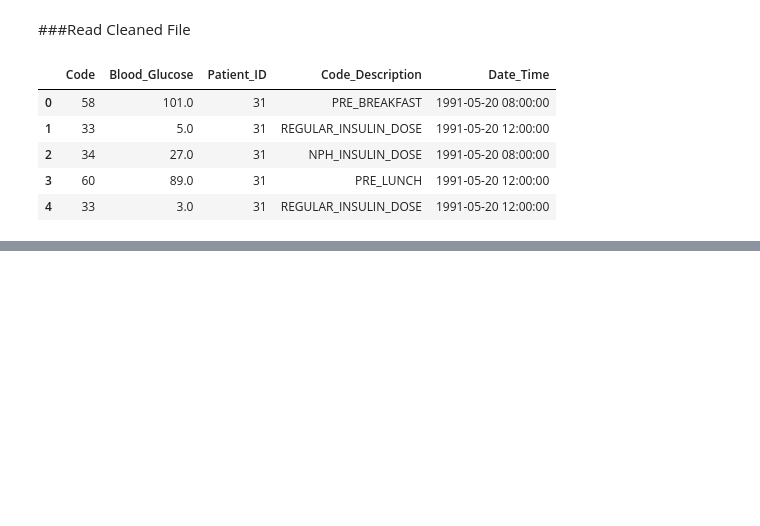
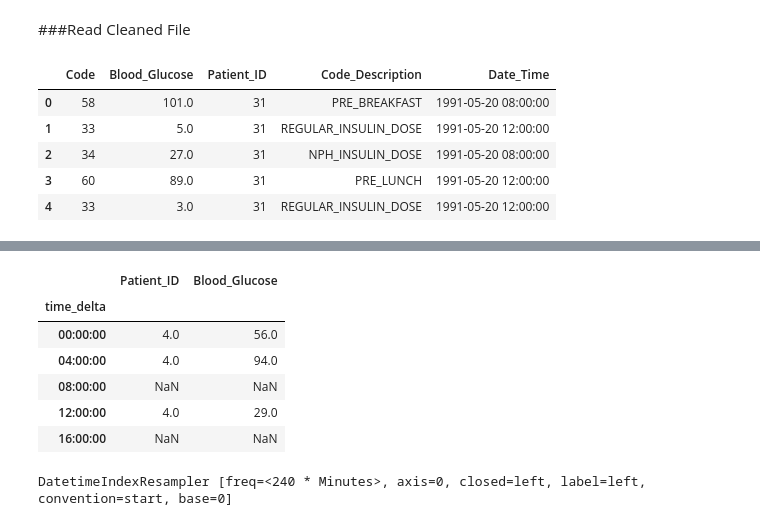
Before and after one commit to johngunaseelan/Hypoglycemia-Detection, a Jupyter notebook: Code/Machine-Learning.ipynb, the cells around one changed output, grey strips where cells are left out. Saved outputs shown, nothing was run; the diff lists cells and outputs as text; code cells hidden in the pictures; blank space fills up the shorter version.

```diff
--- a/Code/Machine-Learning.ipynb
+++ b/Code/Machine-Learning.ipynb
@@ -31,0 +150,2 @@ df.head()
+# %%
+df = df.reset_index().set_index(['time_delta'])
@@ -31,0 +156,10 @@ df.head()
+# %%
+df.loc[df['Patient_ID']==4].iloc[:,[0,2]].resample('240T').mean().head()
+# %% [output]
+|  | Patient_ID | Blood_Glucose |
+| time_delta |  |  |
+| 00:00:00 | 4.0 | 56.0 |
+| 04:00:00 | 4.0 | 94.0 |
+| 08:00:00 | NaN | NaN |
+| 12:00:00 | 4.0 | 29.0 |
+| 16:00:00 | NaN | NaN |
@@ -31,0 +168,4 @@ df.head()
+# %%
+df['Blood_Glucose'].resample('240T')
+# %% [output]
+DatetimeIndexResampler [freq=<240 * Minutes>, axis=0, closed=left, label=left, convention=start, base=0]
```
Also changed, not shown: parts of 20 cells of this notebook, 2 other files.
